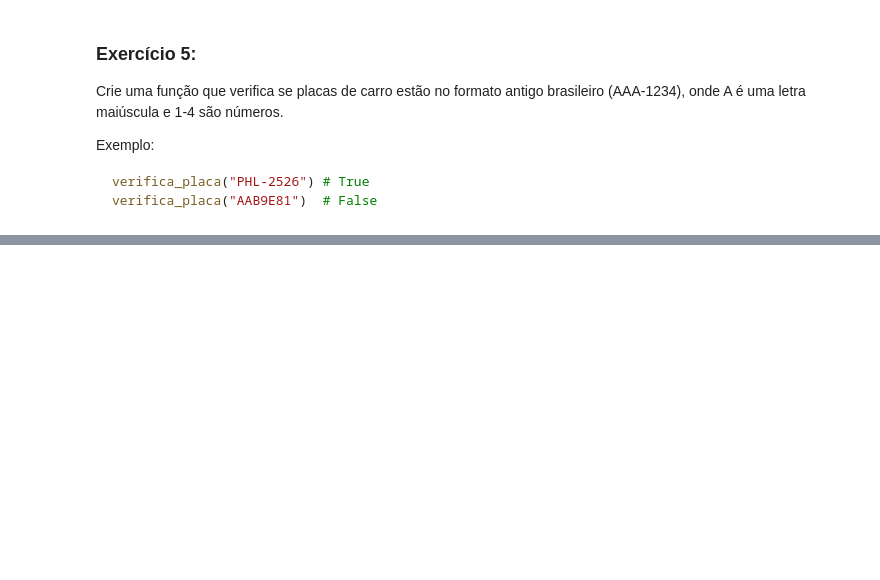
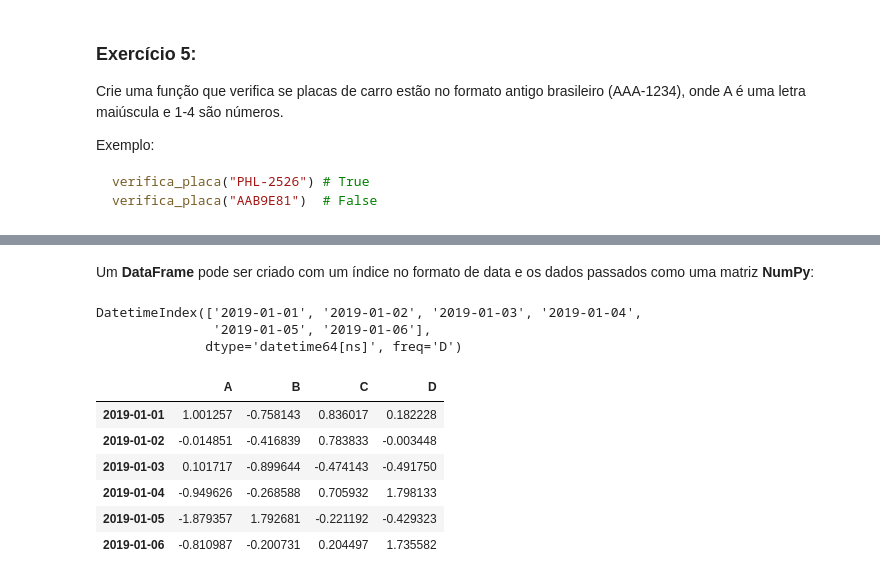
Before and after one commit to py241012454/CEE2, a Jupyter notebook: aulas.ipynb, the cells around one changed output, grey strips where cells are left out. Saved outputs shown, nothing was run; the diff lists cells and outputs as text; code cells hidden in the pictures; blank space fills up the shorter version.

```diff
--- a/aulas.ipynb
+++ b/aulas.ipynb
@@ -2008,0 +2492,22 @@ verifica_placa("AAB9E81")  # False
+# %% [markdown]
+Um **DataFrame** pode ser criado com um índice no formato de data e os dados passados como uma matriz **NumPy**:
+# %%
+# Cria um 'Series' com uma sequência de datas
+datas = pd.date_range("20190101", periods=6)
+datas
+# %% [output]
+DatetimeIndex(['2019-01-01', '2019-01-02', '2019-01-03', '2019-01-04',
+               '2019-01-05', '2019-01-06'],
+              dtype='datetime64[ns]', freq='D')
+# %%
+# Cria um 'DataFrame' indexado pelas datas acima, com valores aleatórios...
+df = pd.DataFrame(np.random.randn(6, 4), index=datas, columns=list("ABCD"))
+df
+# %% [output]
+|  | A | B | C | D |
+| 2019-01-01 | 1.001257 | -0.758143 | 0.836017 | 0.182228 |
+| 2019-01-02 | -0.014851 | -0.416839 | 0.783833 | -0.003448 |
+| 2019-01-03 | 0.101717 | -0.899644 | -0.474143 | -0.491750 |
+| 2019-01-04 | -0.949626 | -0.268588 | 0.705932 | 1.798133 |
+| 2019-01-05 | -1.879357 | 1.792681 | -0.221192 | -0.429323 |
+| 2019-01-06 | -0.810987 | -0.200731 | 0.204497 | 1.735582 |
```
Also changed, not shown: parts of 201 cells of this notebook.
